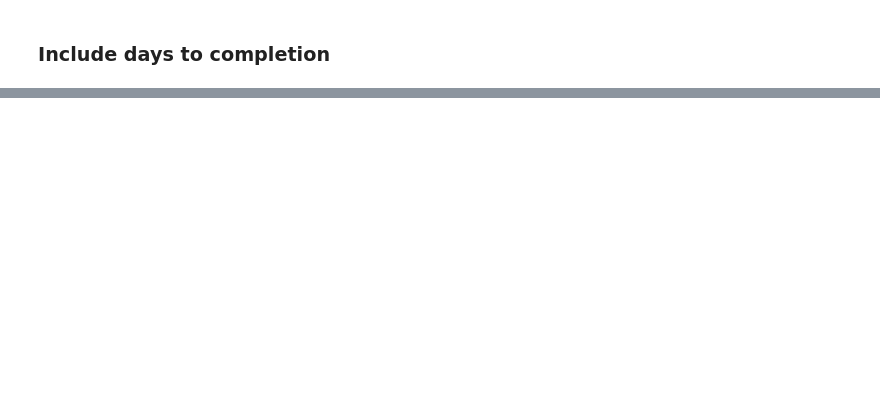
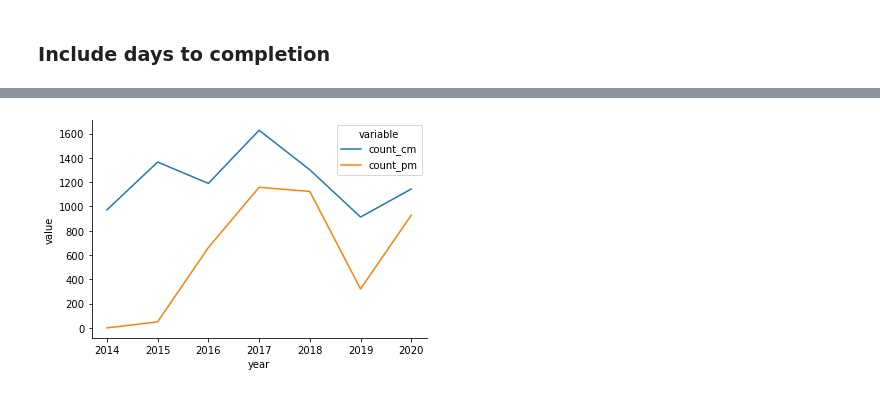
Before and after one commit to department-of-general-services/KPI_central, a Jupyter notebook: FMD_scorecard.ipynb, the cells around one changed output, grey strips where cells are left out. Cells and saved outputs as stored; diff of their text form; code cells hidden in the pictures; blank space fills up the shorter version.

```diff
--- a/FMD_scorecard.ipynb
+++ b/FMD_scorecard.ipynb
@@ -139,0 +266,39 @@ sns.histplot(data=plot_data, x="days_to_completion")
+# %%
+def compute_pm_cm(df, PM_list):
+    df = df.copy().sort_values("fiscal_year")
+    df["is_pm"] = df["problem_type"].isin(PM_list)
+    results_df = pd.DataFrame(
+        columns=[
+            "year",
+            "percent_pm",
+            "pm_cm_ratio",
+            "count_cm",
+            "count_pm",
+            "count_hvac",
+        ]
+    )
+    for year in df["fiscal_year"].unique():
+        results_dict = {}
+        df_fy = df[df["fiscal_year"] == year]
+        count_pm = len(df_fy[df_fy["problem_type"].isin(PM_list)])
+        count_hvac = len(df_fy)
+        count_cm = count_hvac - count_pm
+        results_dict["year"] = year
+        results_dict["percent_pm"] = (count_pm / count_hvac) * 100
+        results_dict["pm_cm_ratio"] = count_pm / count_cm
+        results_dict["count_pm"] = count_pm
+        results_dict["count_cm"] = count_cm
+        results_dict["count_hvac"] = count_hvac
+        results_df = results_df.append(results_dict, ignore_index=True)
+    results_df[["year", "count_cm", "count_pm", "count_hvac"]] = results_df[
+        ["year", "count_cm", "count_pm", "count_hvac"]
+    ].astype(int)
+    return results_df.round(2)
+
+
+pm_cm_results = compute_pm_cm(wr_HVAC, PM_list)
+# %%
+cond_complete_FY = pm_cm_results['year'] <= 2020
+pm_cm_results = pm_cm_results[cond_complete_FY]
+
+pm_cm_results
@@ -139,0 +314,8 @@ sns.histplot(data=plot_data, x="days_to_completion")
+# %%
+count_plot_data = pd.melt(pm_cm_results, id_vars=['year'], value_vars=['count_cm', 'count_pm'])
+
+sns.lineplot(data=count_plot_data, y='value', x='year', hue='variable')
+
+sns.despine()
+# %% [output]
+[figure, added]
```
Also changed, not shown: parts of 38 cells of this notebook, 1 other file.
